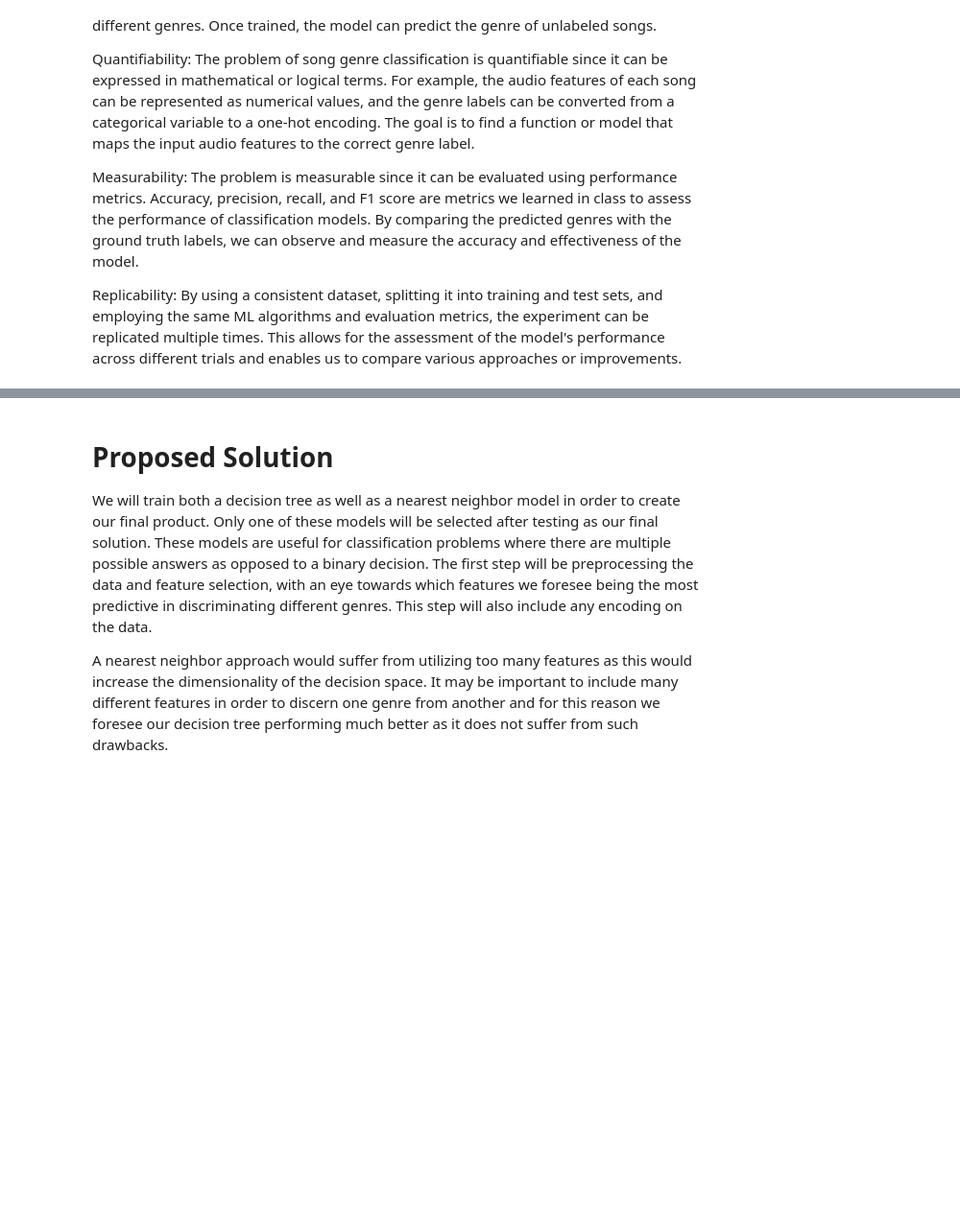
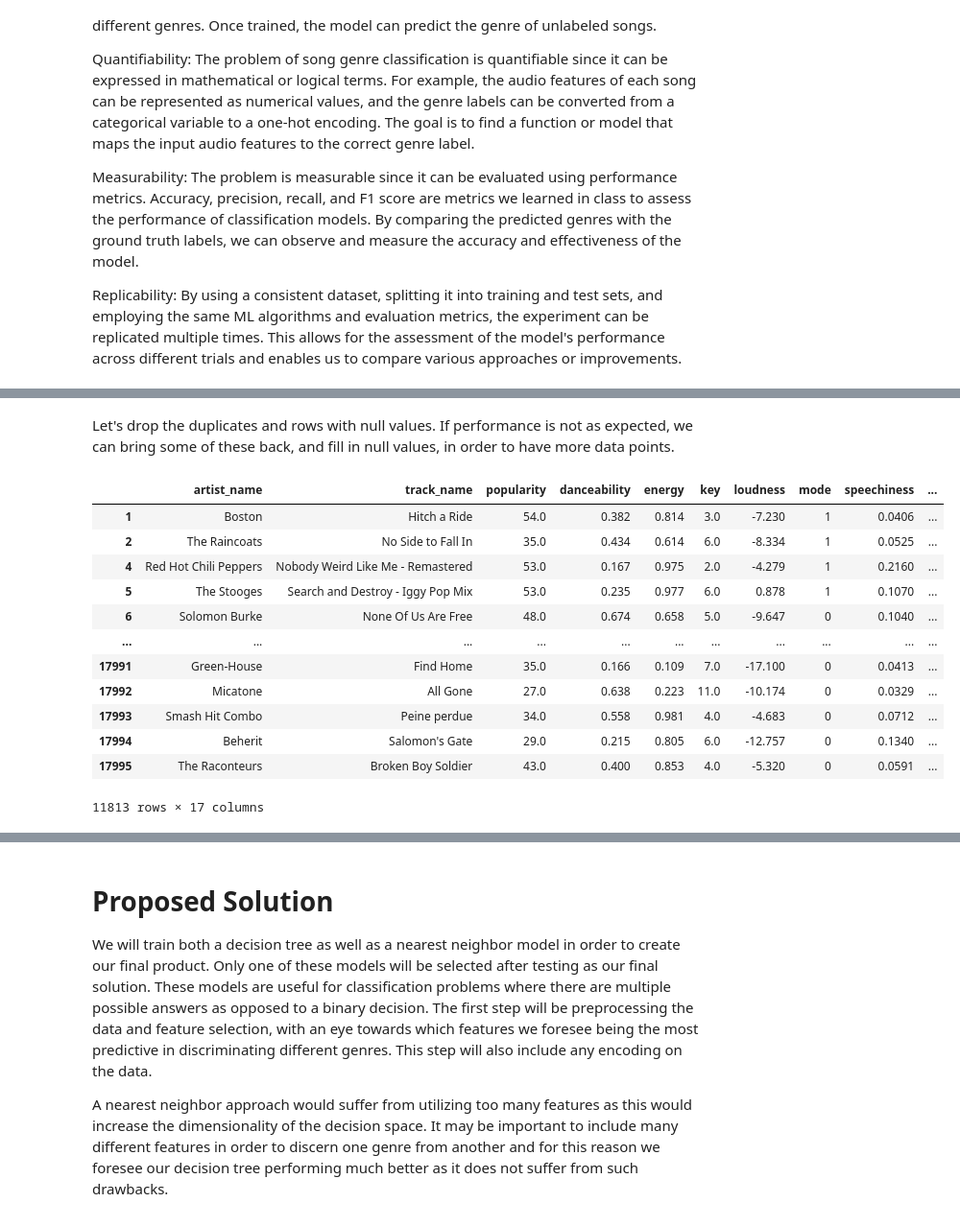
Before and after one commit to COGS118A/Group015-SP23, a Jupyter notebook: Proposal_Group015-SP23.ipynb, the cells around one changed output, grey strips where cells are left out. Shown: that part at 96% size. Drawn from its saved outputs; the diff is of its cells as text; code cells hidden in the pictures; blank space fills up the shorter version.

```diff
--- a/Proposal_Group015-SP23.ipynb
+++ b/Proposal_Group015-SP23.ipynb
@@ -66,0 +126,20 @@ Another possible: https://www.kaggle.com/datasets/andradaolteanu/gtzan-dataset-m
+# %% [markdown]
+Let's drop the duplicates and rows with null values. If performance is not as expected, we can bring some of these back, and fill in null values, in order to have more data points.
+# %%
+df = df.dropna()
+df = df.drop_duplicates()
+df
+# %% [output]
+|  | artist_name | track_name | popularity | danceability | energy | key | loudness | mode | speechiness | ... |
+| 1 | Boston | Hitch a Ride | 54.0 | 0.382 | 0.814 | 3.0 | -7.230 | 1 | 0.0406 | ... |
+| 2 | The Raincoats | No Side to Fall In | 35.0 | 0.434 | 0.614 | 6.0 | -8.334 | 1 | 0.0525 | ... |
+| 4 | Red Hot Chili Peppers | Nobody Weird Like Me - Remastered | 53.0 | 0.167 | 0.975 | 2.0 | -4.279 | 1 | 0.2160 | ... |
+| 5 | The Stooges | Search and Destroy - Iggy Pop Mix | 53.0 | 0.235 | 0.977 | 6.0 | 0.878 | 1 | 0.1070 | ... |
+| 6 | Solomon Burke | None Of Us Are Free | 48.0 | 0.674 | 0.658 | 5.0 | -9.647 | 0 | 0.1040 | ... |
+| ... | ... | ... | ... | ... | ... | ... | ... | ... | ... | ... |
+| 17991 | Green-House | Find Home | 35.0 | 0.166 | 0.109 | 7.0 | -17.100 | 0 | 0.0413 | ... |
+| 17992 | Micatone | All Gone | 27.0 | 0.638 | 0.223 | 11.0 | -10.174 | 0 | 0.0329 | ... |
+| 17993 | Smash Hit Combo | Peine perdue | 34.0 | 0.558 | 0.981 | 4.0 | -4.683 | 0 | 0.0712 | ... |
+| 17994 | Beherit | Salomon's Gate | 29.0 | 0.215 | 0.805 | 6.0 | -12.757 | 0 | 0.1340 | ... |
+| 17995 | The Raconteurs | Broken Boy Soldier | 43.0 | 0.400 | 0.853 | 4.0 | -5.320 | 0 | 0.0591 | ... |
+11813 rows × 17 columns
```
Also changed, not shown: parts of 10 cells of this notebook.
